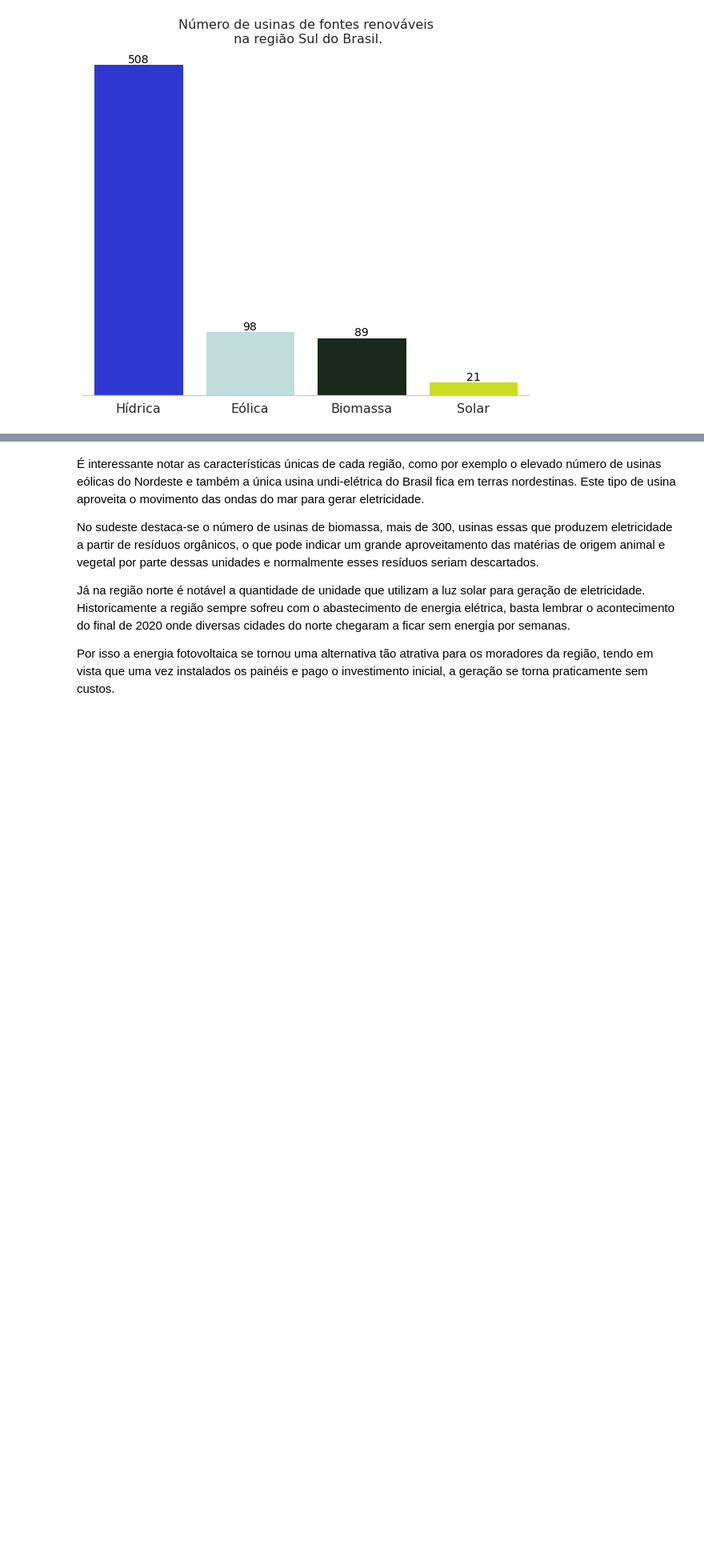
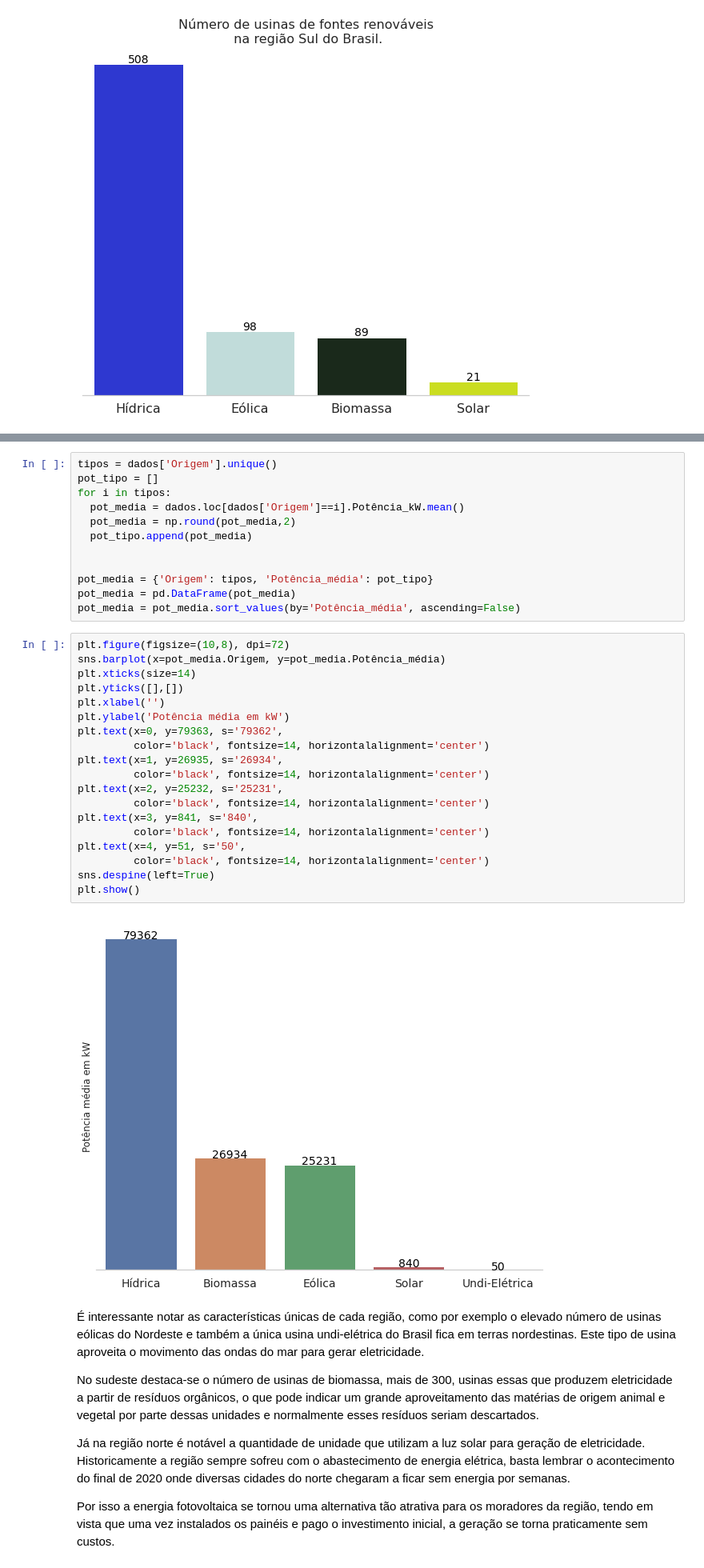
Before and after one commit to PedroOlavo/ArtigosMedium, a Jupyter notebook: Energia_renovável_nas__regiões_brasileiras.ipynb, the cells around one changed output, grey strips where cells are left out. Shown at 80% size. Cells and saved outputs as stored; diff of their text form; blank space fills up the shorter version.

```diff
--- a/Energia_renovável_nas__regiões_brasileiras.ipynb
+++ b/Energia_renovável_nas__regiões_brasileiras.ipynb
@@ -251,3 +302,36 @@ plt.show()
+# %%
+tipos = dados['Origem'].unique()
+pot_tipo = []
+for i in tipos:
+  pot_media = dados.loc[dados['Origem']==i].Potência_kW.mean()
+  pot_media = np.round(pot_media,2)
+  pot_tipo.append(pot_media)
+
+
+pot_media = {'Origem': tipos, 'Potência_média': pot_tipo}
+pot_media = pd.DataFrame(pot_media)
+pot_media = pot_media.sort_values(by='Potência_média', ascending=False)
+# %%
+plt.figure(figsize=(10,8), dpi=72)
+sns.barplot(x=pot_media.Origem, y=pot_media.Potência_média)
+plt.xticks(size=14)
+plt.yticks([],[])
+plt.xlabel('')
+plt.ylabel('Potência média em kW')
+plt.text(x=0, y=79363, s='79362',
+         color='black', fontsize=14, horizontalalignment='center')
+plt.text(x=1, y=26935, s='26934',
+         color='black', fontsize=14, horizontalalignment='center')
+plt.text(x=2, y=25232, s='25231',
+         color='black', fontsize=14, horizontalalignment='center')
+plt.text(x=3, y=841, s='840',
+         color='black', fontsize=14, horizontalalignment='center')
+plt.text(x=4, y=51, s='50',
+         color='black', fontsize=14, horizontalalignment='center')
+sns.despine(left=True)
+plt.show()
+# %% [output]
+[figure, added]
 # %% [markdown]
 É interessante notar as características únicas de cada região, como por exemplo o elevado número de usinas eólicas do Nordeste e também a única usina undi-elétrica do Brasil fica em terras nordestinas. Este tipo de usina aproveita o movimento das ondas do mar para gerar eletricidade.
 
```
Also changed, not shown: parts of 11 cells of this notebook.
